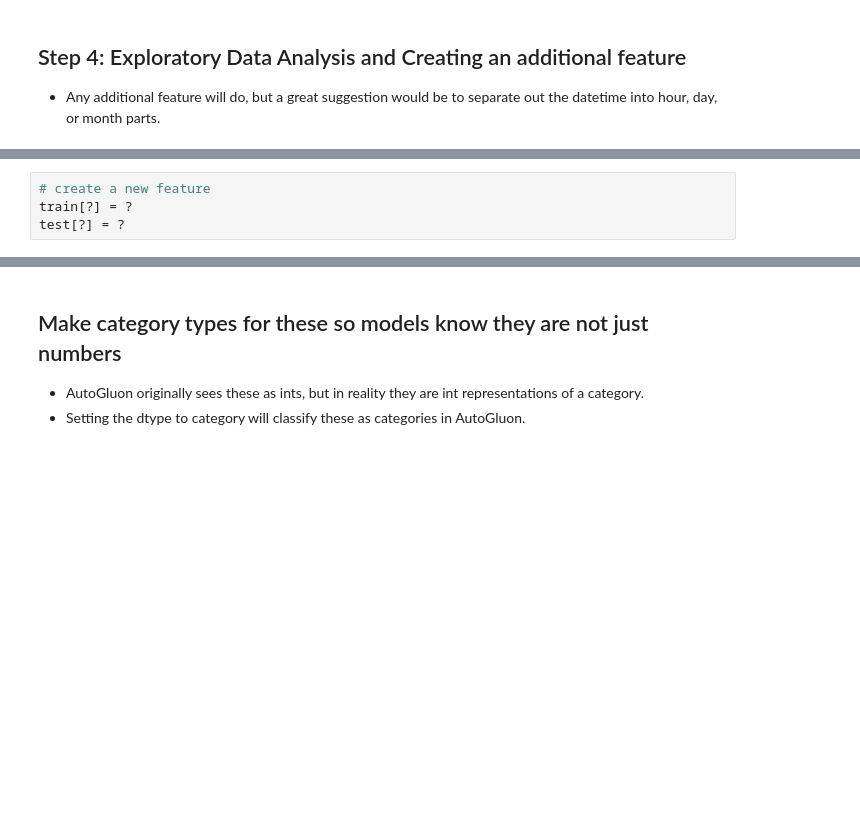
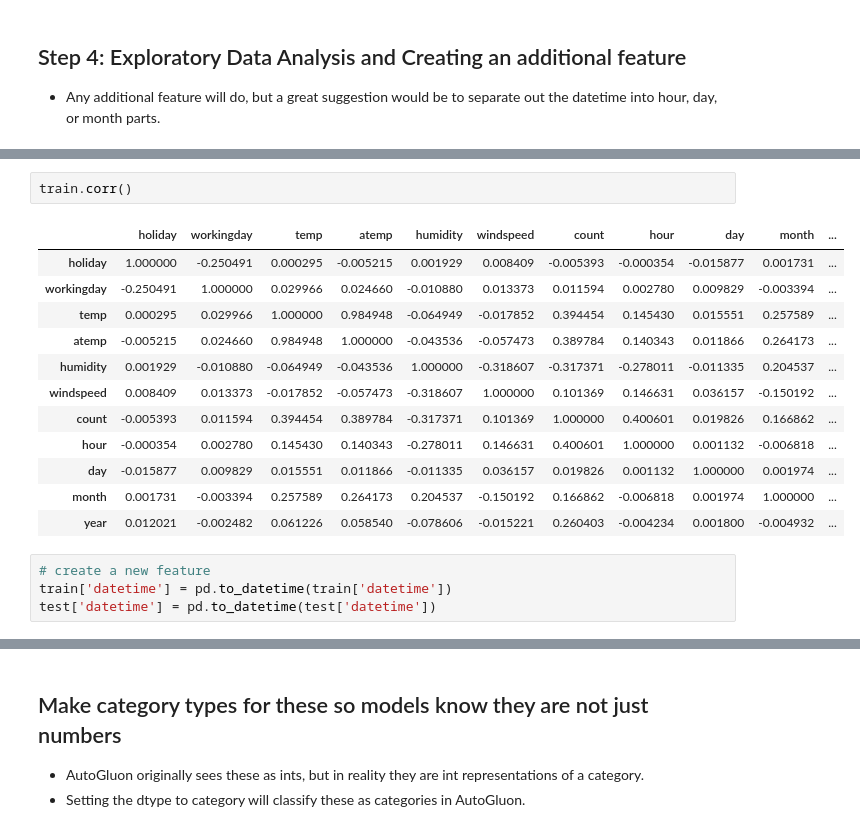
Before and after one commit to singebete/cd0385-project-starter, a Jupyter notebook: project/project-template.ipynb, the cells around one changed output, grey strips where cells are left out. Cells and saved outputs as stored; diff of their text form; blank space fills up the shorter version.

```diff
--- a/project/project-template.ipynb
+++ b/project/project-template.ipynb
@@ -360,4 +371,19 @@ train.?
+# %%
+train.corr()
+# %% [output]
+|  | holiday | workingday | temp | atemp | humidity | windspeed | count | hour | day | month | ... |
+| holiday | 1.000000 | -0.250491 | 0.000295 | -0.005215 | 0.001929 | 0.008409 | -0.005393 | -0.000354 | -0.015877 | 0.001731 | ... |
+| workingday | -0.250491 | 1.000000 | 0.029966 | 0.024660 | -0.010880 | 0.013373 | 0.011594 | 0.002780 | 0.009829 | -0.003394 | ... |
+| temp | 0.000295 | 0.029966 | 1.000000 | 0.984948 | -0.064949 | -0.017852 | 0.394454 | 0.145430 | 0.015551 | 0.257589 | ... |
+| atemp | -0.005215 | 0.024660 | 0.984948 | 1.000000 | -0.043536 | -0.057473 | 0.389784 | 0.140343 | 0.011866 | 0.264173 | ... |
+| humidity | 0.001929 | -0.010880 | -0.064949 | -0.043536 | 1.000000 | -0.318607 | -0.317371 | -0.278011 | -0.011335 | 0.204537 | ... |
+| windspeed | 0.008409 | 0.013373 | -0.017852 | -0.057473 | -0.318607 | 1.000000 | 0.101369 | 0.146631 | 0.036157 | -0.150192 | ... |
+| count | -0.005393 | 0.011594 | 0.394454 | 0.389784 | -0.317371 | 0.101369 | 1.000000 | 0.400601 | 0.019826 | 0.166862 | ... |
+| hour | -0.000354 | 0.002780 | 0.145430 | 0.140343 | -0.278011 | 0.146631 | 0.400601 | 1.000000 | 0.001132 | -0.006818 | ... |
+| day | -0.015877 | 0.009829 | 0.015551 | 0.011866 | -0.011335 | 0.036157 | 0.019826 | 0.001132 | 1.000000 | 0.001974 | ... |
+| month | 0.001731 | -0.003394 | 0.257589 | 0.264173 | 0.204537 | -0.150192 | 0.166862 | -0.006818 | 0.001974 | 1.000000 | ... |
+| year | 0.012021 | -0.002482 | 0.061226 | 0.058540 | -0.078606 | -0.015221 | 0.260403 | -0.004234 | 0.001800 | -0.004932 | ... |
 # %%
 # create a new feature
-train[?] = ?
-test[?] = ?
+train['datetime'] = pd.to_datetime(train['datetime'])
+test['datetime'] = pd.to_datetime(test['datetime'])
```
Also changed, not shown: parts of 16 cells of this notebook, 1 other file.
